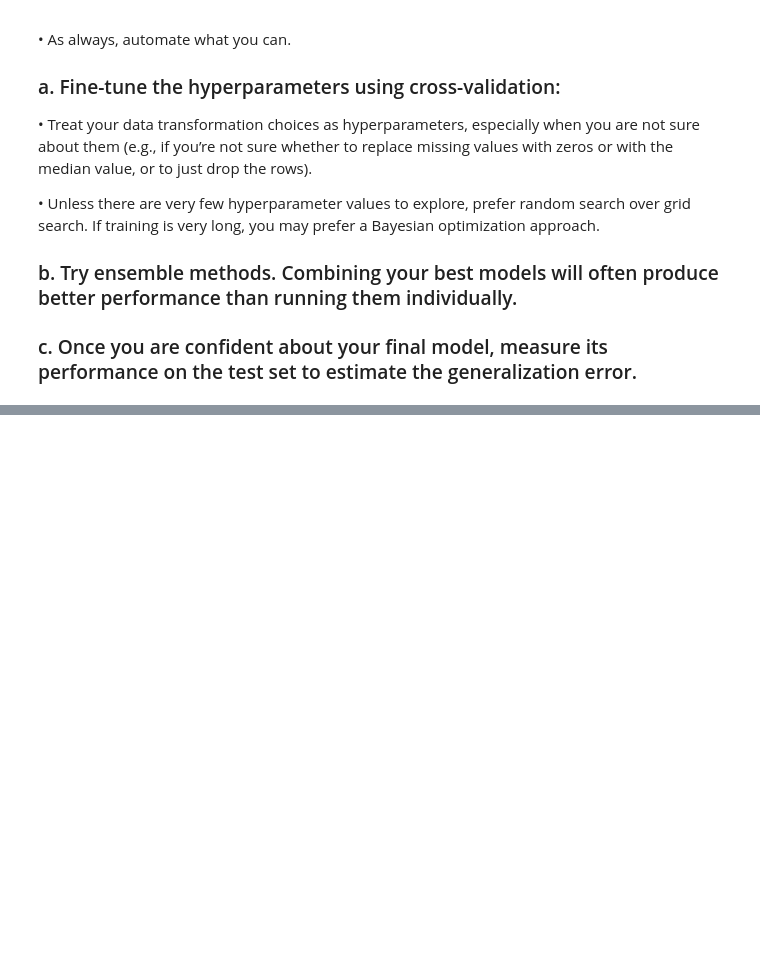
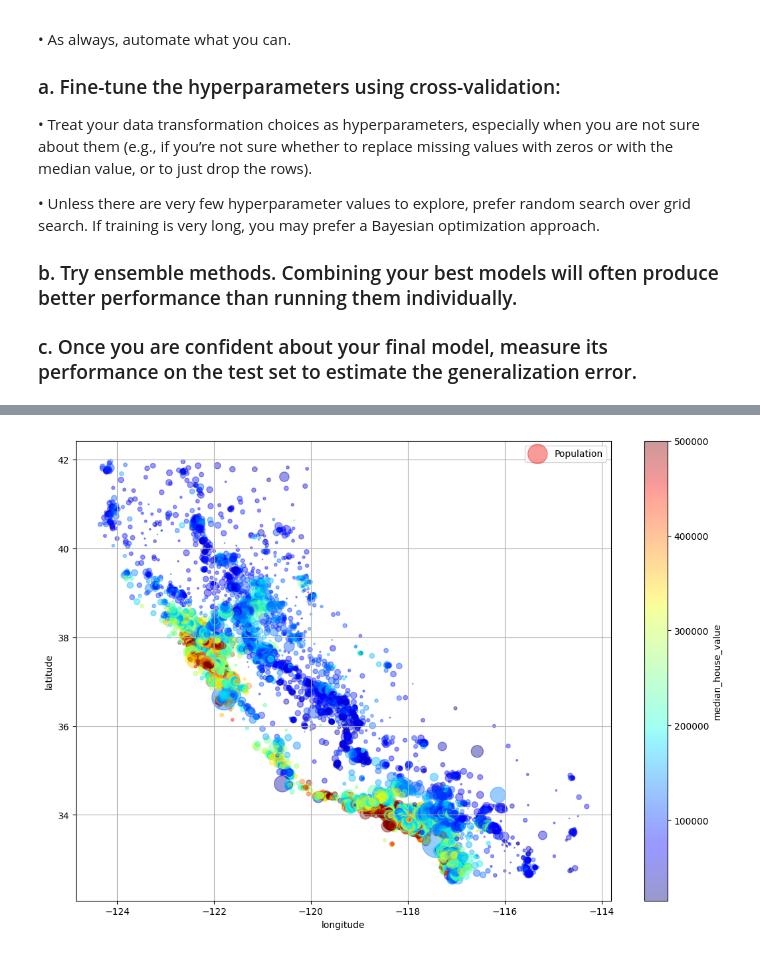
Before and after one commit to AliElneklawy/california-housing-price-prediction, a Jupyter notebook: california_housing.ipynb, the cells around one changed output, grey strips where cells are left out. Drawn from its saved outputs; the diff is of its cells as text; code cells hidden in the pictures; blank space fills up the shorter version.

```diff
--- a/california_housing.ipynb
+++ b/california_housing.ipynb
@@ -124,0 +253,11 @@ optimization approach.
+# %%
+housing_copy.plot(kind='scatter', x='longitude', y='latitude',
+                  grid=True, alpha=.4,
+                  s=housing['population']/40, label='Population',
+                  c='median_house_value', cmap='jet', colorbar=True,
+                  legend=True, figsize=(13, 9))
+plt.show()
+
+# This seems like California indeed!
+# %% [output]
+[figure, added]
```
Also changed, not shown: parts of 23 cells of this notebook.
